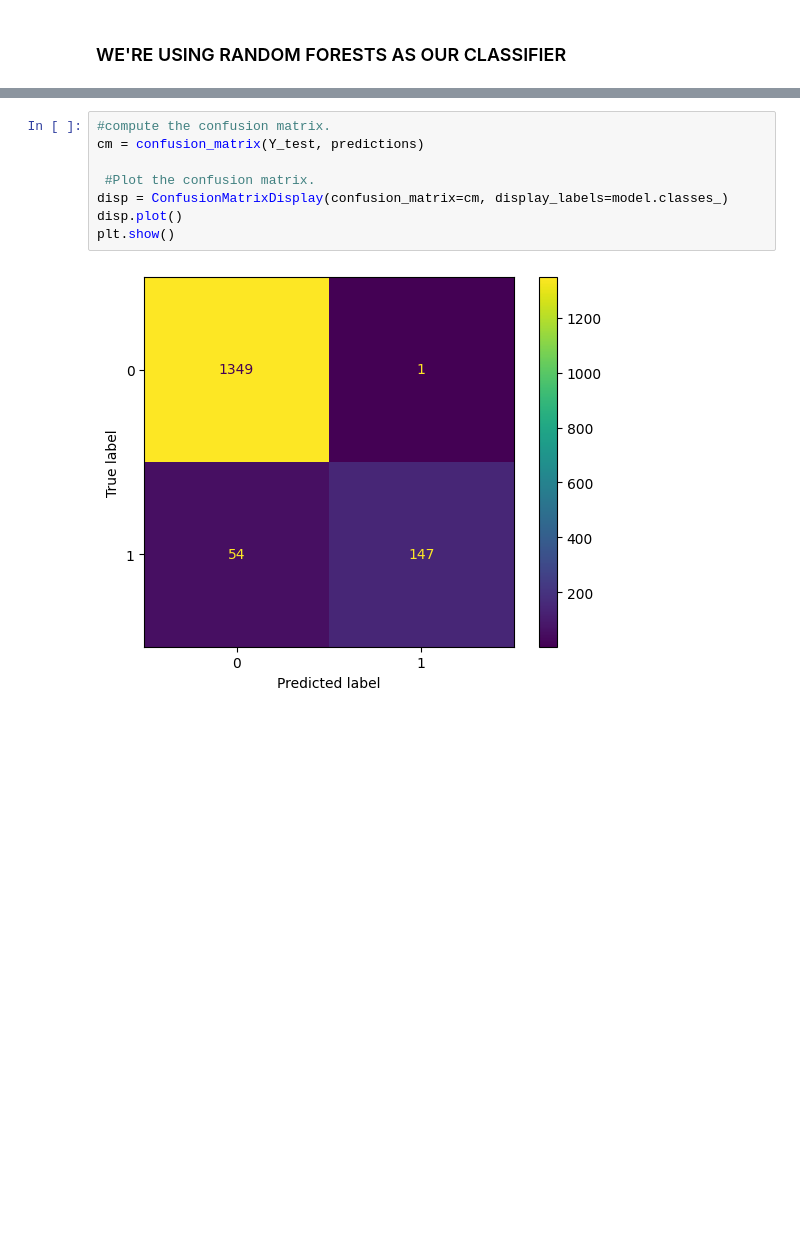
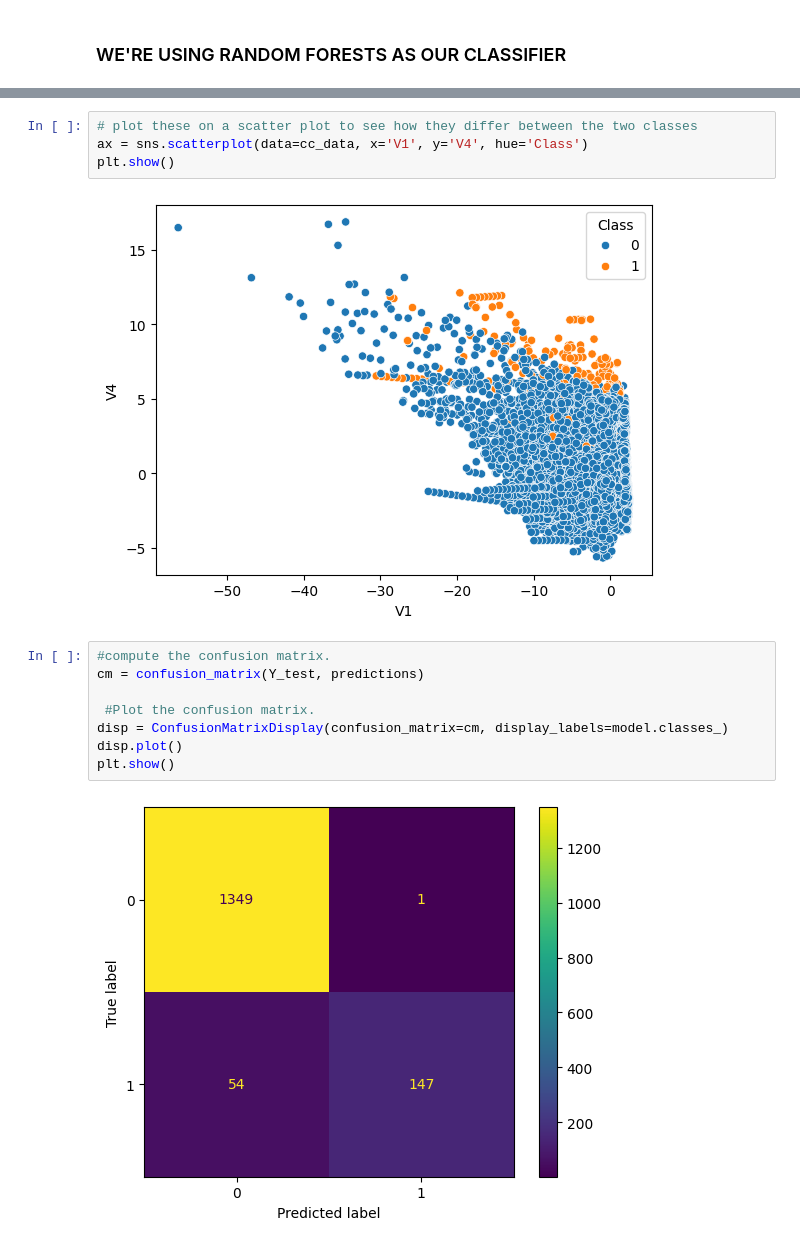
Before and after one commit to canoepus/think, a Jupyter notebook: downsampling-tutorial.ipynb, the cells around one changed output, grey strips where cells are left out. Cells and saved outputs as stored; diff of their text form; blank space fills up the shorter version.

```diff
--- a/downsampling-tutorial.ipynb
+++ b/downsampling-tutorial.ipynb
@@ -344,3 +197,9 @@ Precision: 99.32 %
+# %%
+# plot these on a scatter plot to see how they differ between the two classes
+ax = sns.scatterplot(data=cc_data, x='V1', y='V4', hue='Class')
+plt.show()
+# %% [output]
+[figure, added]
 # %%
 #compute the confusion matrix.
 cm = confusion_matrix(Y_test, predictions)
```
Also changed, not shown: parts of 24 cells of this notebook.
